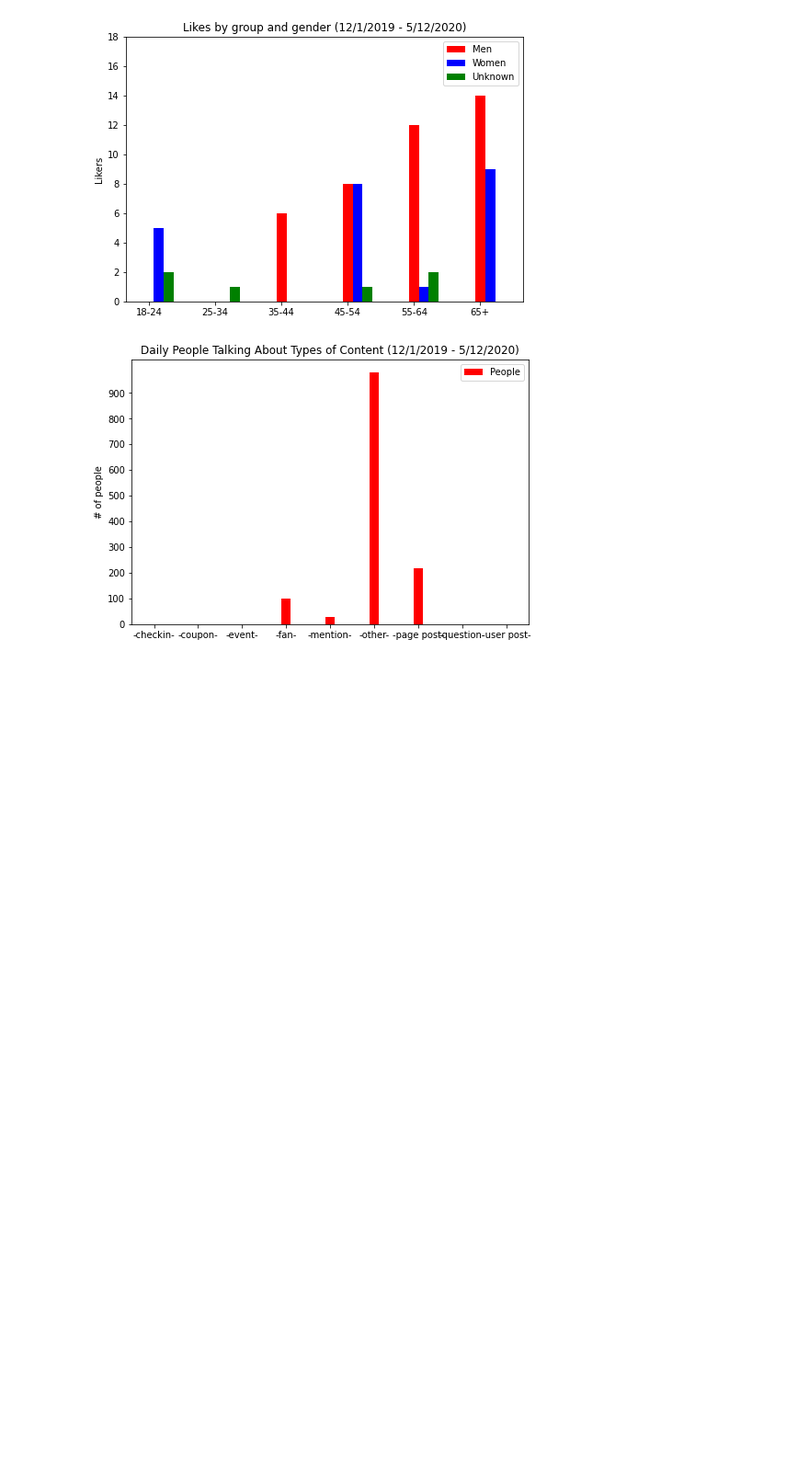
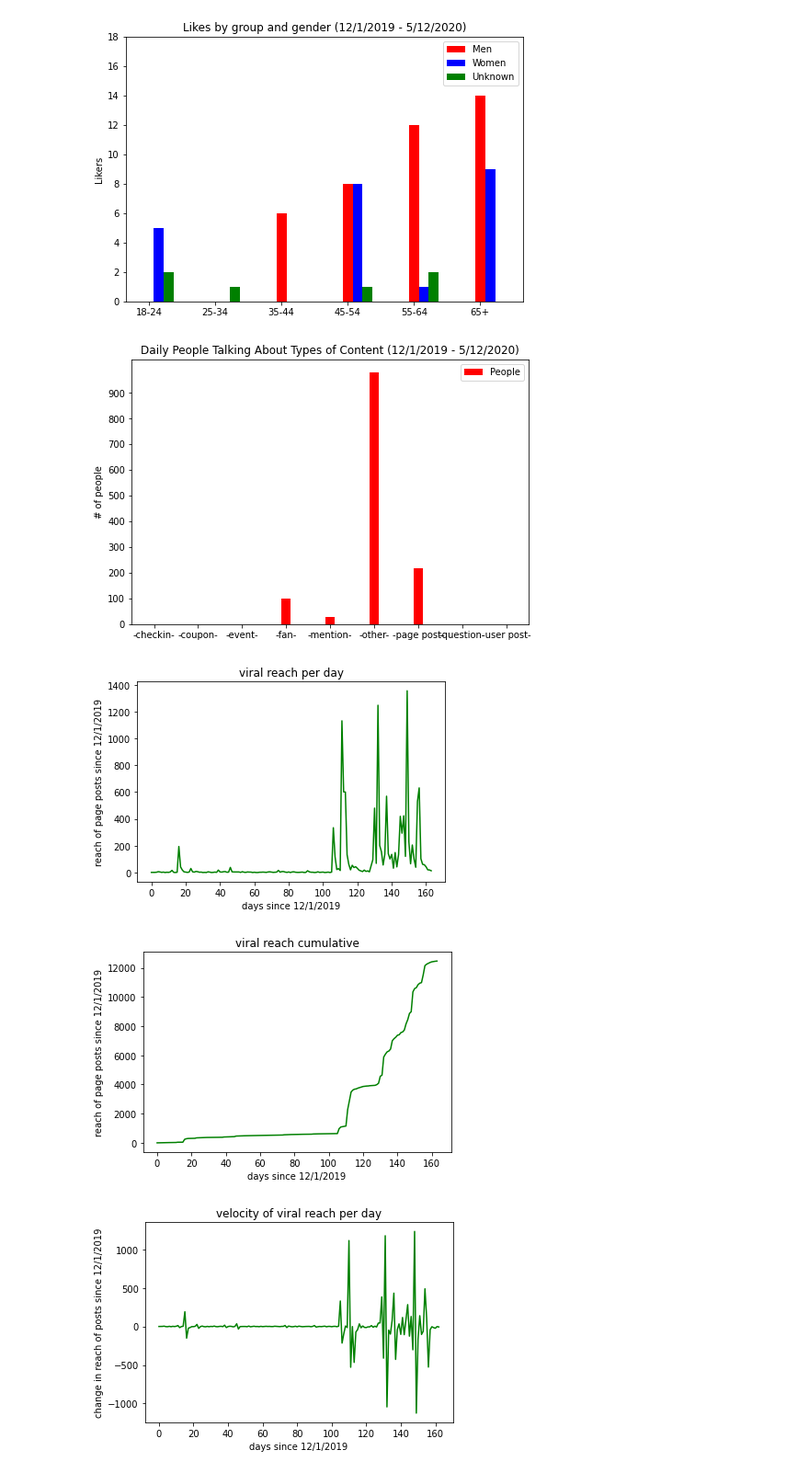
Before and after one commit to wcooper90/Test-files, a Jupyter notebook: HCDAG/HCDAG.ipynb, the cells around one changed output. Shown at 92% size. Drawn from its saved outputs; the diff is of its cells as text; code cells hidden in the pictures; blank space fills up the shorter version.

```diff
--- a/HCDAG/HCDAG.ipynb
+++ b/HCDAG/HCDAG.ipynb
@@ -305,3 +311,56 @@ ax.legend(labels=['People'])
 plt.show()
 # %% [output]
 [figure]
+# %%
+# viral reach
+
+
+# arrange data
+
+data = df["Daily Viral Reach Of Page Posts"].tolist()
+data2 = []
+
+for i in range(len(data)):
+    try:
+        data[i] = int(data[i])
+    except:
+        data[i] = 0
+    try:
+        data2.append(data2[i - 1] + data[i])
+    except:
+        data2.append(data[0])
+
+
+# plot viral reach per day
+plt.plot(x, data, color='g')
+plt.ylabel('reach of page posts since 12/1/2019')
+plt.xlabel('days since 12/1/2019')
+plt.title('viral reach per day')
+plt.show()
+
+# plot viral reach cumulative
+plt.plot(x, data2, color='g')
+plt.ylabel('reach of page posts since 12/1/2019')
+plt.xlabel('days since 12/1/2019')
+plt.title('viral reach cumulative')
+plt.show()
+
+
+# 'velocity' (rate of change) of viral reach per day
+
+dx = np.diff(x)
+dy = np.diff(data)
+d = dy/dx
+
+x1 = np.arange(0, 163)
+
+
+plt.plot(x1, d, color='g')
+plt.ylabel('change in reach of posts since 12/1/2019')
+plt.xlabel('days since 12/1/2019')
+plt.title('velocity of viral reach per day')
+plt.show()
+# %% [output]
+[figure, added]
+[figure, added]
+[figure, added]
```
Also changed, not shown: parts of 3 cells of this notebook, 1 other file.
